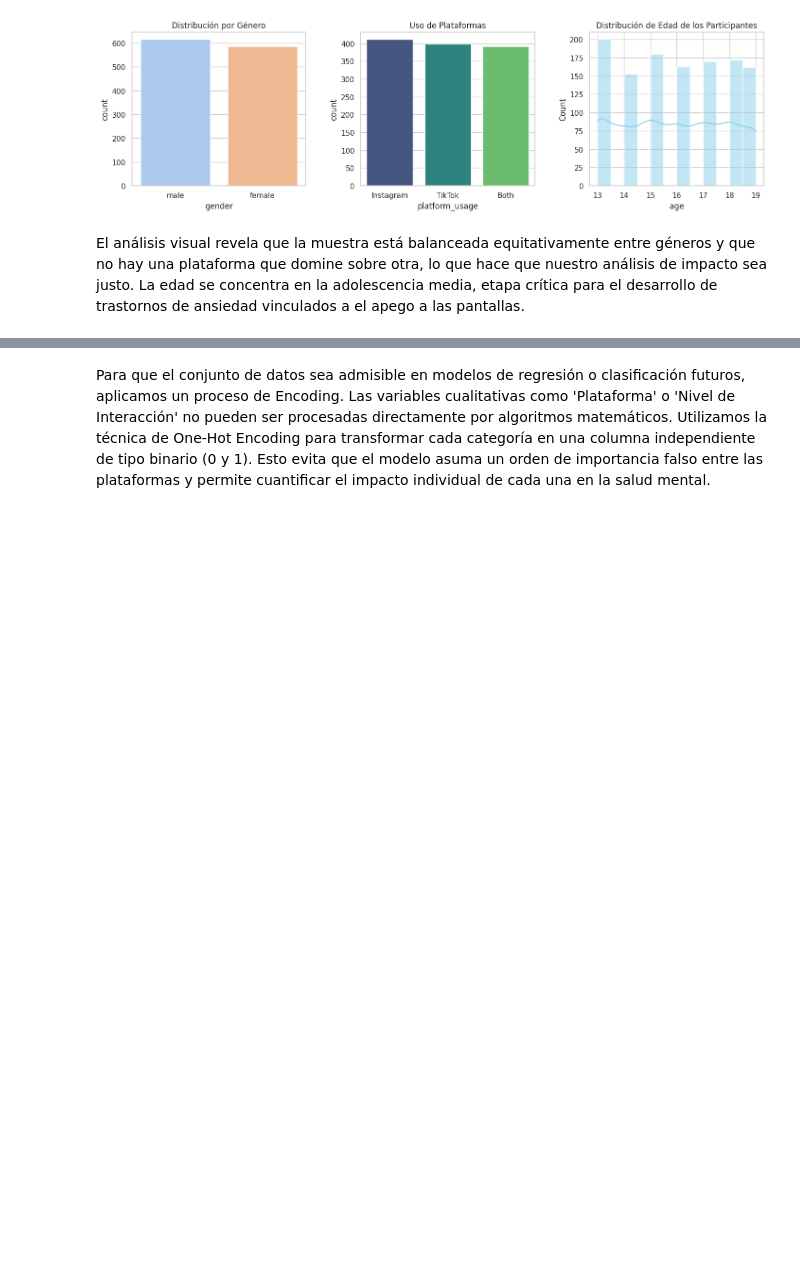
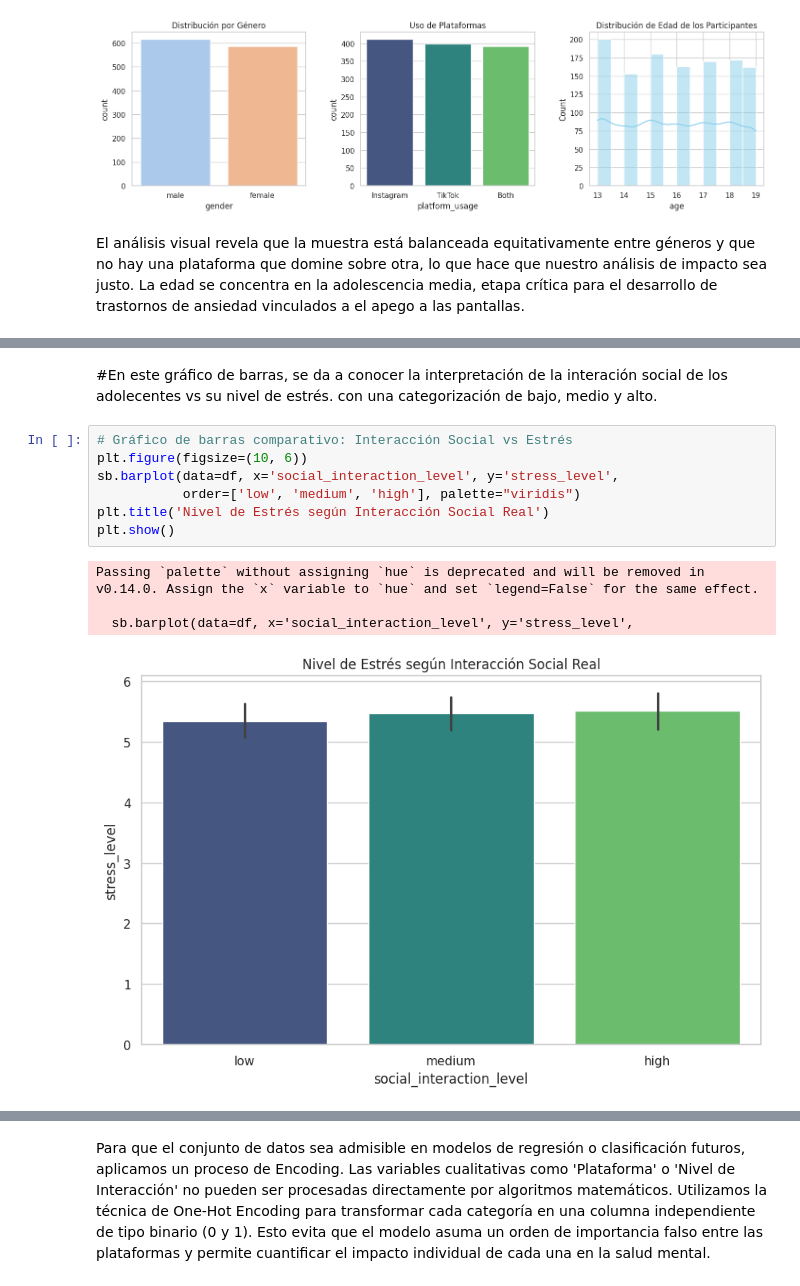
Before and after one commit to EricFlores1808/MINERIA_EF_LS_1, a Jupyter notebook: SocialMediaImpact.ipynb, the cells around one changed output, grey strips where cells are left out. Saved outputs shown, nothing was run; the diff lists cells and outputs as text; blank space fills up the shorter version.

```diff
--- a/SocialMediaImpact.ipynb
+++ b/SocialMediaImpact.ipynb
@@ -169,0 +210,14 @@ El análisis visual revela que la muestra está balanceada equitativamente entre
+# %% [markdown]
+#En este gráfico de barras, se da a conocer la interpretación de la interación social de los adolecentes vs su nivel de estrés. con una categorización de bajo, medio y alto.
+# %%
+# Gráfico de barras comparativo: Interacción Social vs Estrés
+plt.figure(figsize=(10, 6))
+sb.barplot(data=df, x='social_interaction_level', y='stress_level',
+           order=['low', 'medium', 'high'], palette="viridis")
+plt.title('Nivel de Estrés según Interacción Social Real')
+plt.show()
+# %% [output]
+Passing `palette` without assigning `hue` is deprecated and will be removed in v0.14.0. Assign the `x` variable to `hue` and set `legend=False` for the same effect.
+
+  sb.barplot(data=df, x='social_interaction_level', y='stress_level',
+[figure, added]
```
Also changed, not shown: parts of 30 cells of this notebook.
